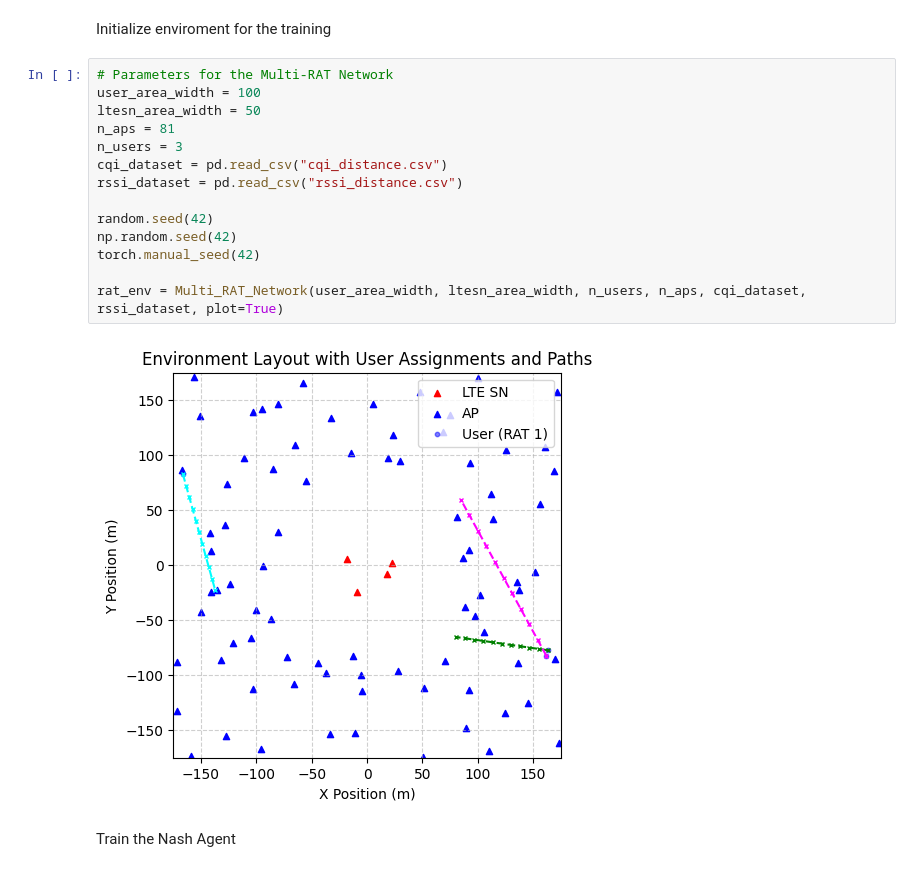
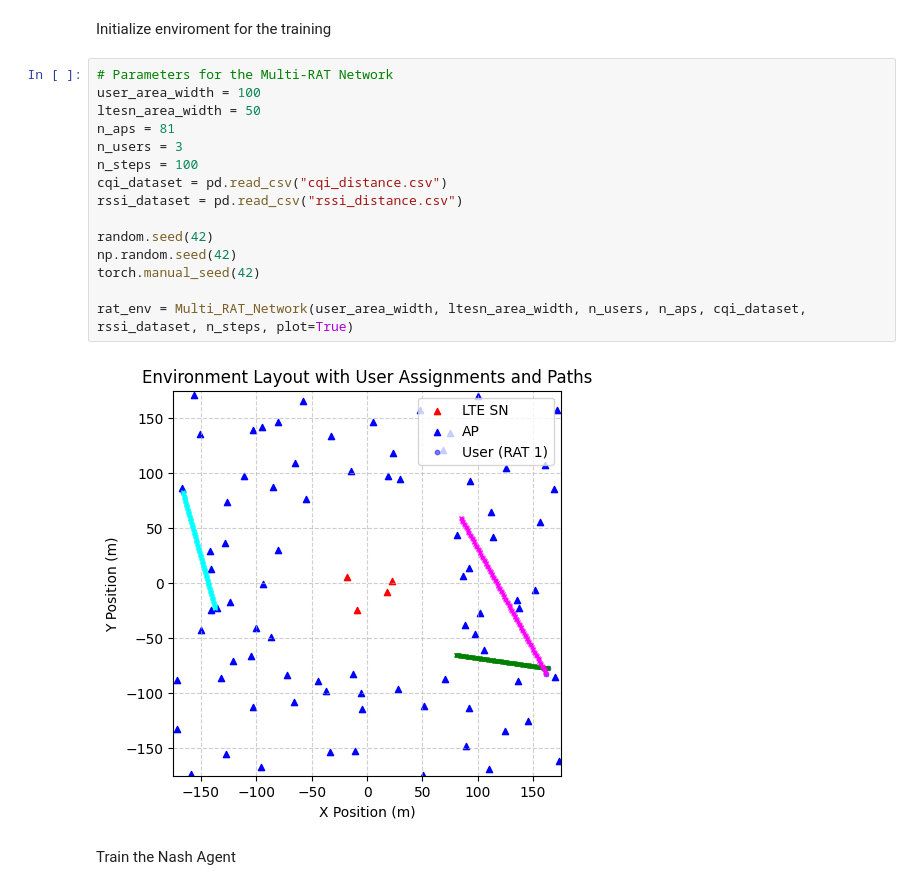
Before and after one commit to AlvaroSolana/DQN_RAT_Selection, a Jupyter notebook: RAT_training.ipynb, the cells around one changed output. Cells and saved outputs as stored; diff of their text form.

```diff
--- a/RAT_training.ipynb
+++ b/RAT_training.ipynb
@@ -12,19 +12,20 @@ Initialize enviroment for the training
 # %%
 # Parameters for the Multi-RAT Network
 user_area_width = 100
 ltesn_area_width = 50
 n_aps = 81
 n_users = 3
+n_steps = 100
 cqi_dataset = pd.read_csv("cqi_distance.csv")
 rssi_dataset = pd.read_csv("rssi_distance.csv")
 
 random.seed(42)
 np.random.seed(42)
 torch.manual_seed(42)
 
-rat_env = Multi_RAT_Network(user_area_width, ltesn_area_width, n_users, n_aps, cqi_dataset, rssi_dataset, plot=True)
+rat_env = Multi_RAT_Network(user_area_width, ltesn_area_width, n_users, n_aps, cqi_dataset, rssi_dataset, n_steps, plot=True)
 # %% [output]
-[figure, old version]
+[figure, new version]
 # %% [markdown]
 Train the Nash Agent
 # %%
```
Also changed, not shown: parts of 7 cells of this notebook, 11 other files.
